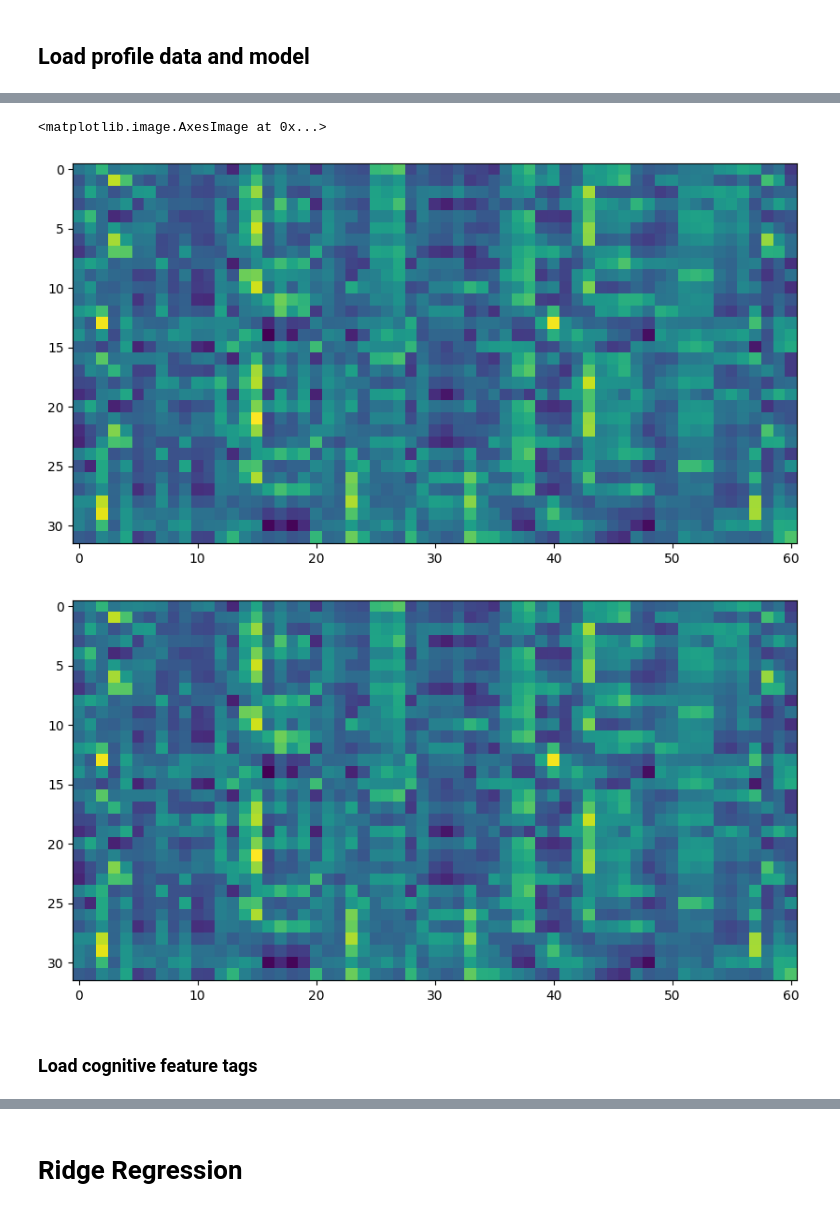
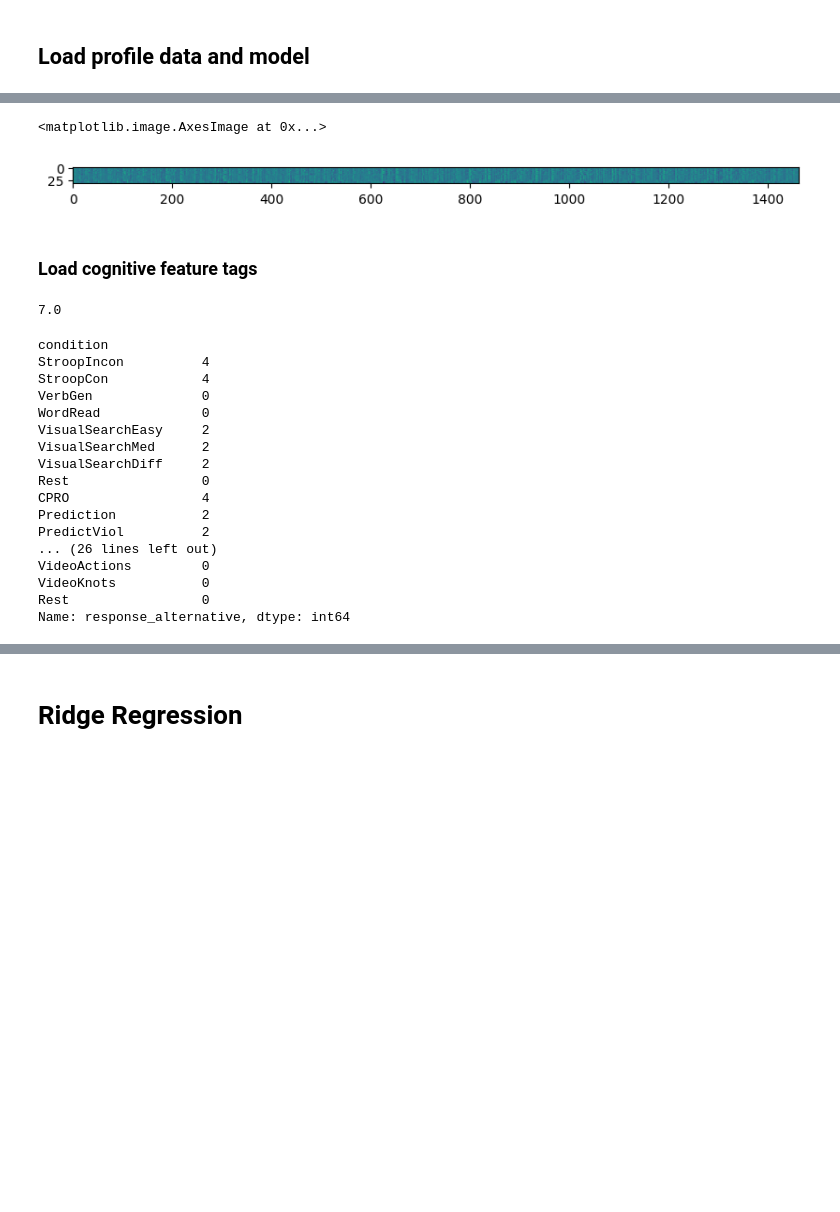
Before and after one commit to DiedrichsenLab/ProbabilisticParcellation, a Jupyter notebook: notebooks/atlas_paper/cognitive_features_mdtb_data.ipynb, the cells around one changed output, grey strips where cells are left out. Drawn from its saved outputs; the diff is of its cells as text; code cells hidden in the pictures; blank space fills up the shorter version.

```diff
--- a/notebooks/atlas_paper/cognitive_features_mdtb_data.ipynb
+++ b/notebooks/atlas_paper/cognitive_features_mdtb_data.ipynb
@@ -42,18 +42,19 @@ _, cmap, labels = nt.read_lut(lut_dir +
 labels=labels[1:]
 
 # load profile
-profile = pd.read_csv(
-    f'{ut.model_dir}/Atlases/Profiles/{fileparts[-1].split("_")[0]}_profile_model.tsv', sep="\t"
+profile_orig = pd.read_csv(
+    f'{ut.model_dir}/Atlases/Profiles/{fileparts[-1].split("_")[0]}_profile_individ.tsv', sep="\t"
 )
 # %%
 # Reduce profile to only MDTB Tasks
-profile = profile[profile.dataset == 'MDTB']
+profile_orig = profile_orig[profile_orig.dataset == 'MDTB']
 # Make condition into row index and drop everything other than parcel columns
-profile = profile.set_index('condition')
+profile_orig = profile_orig.set_index('condition')
+profile = deepcopy(profile_orig)
 profile = profile[labels]
 
 # Make profile into matrix
 profile_mat = profile[labels].to_numpy()
 
 # Subtract the mean profile
-profile_scaled = (profile_mat - np.mean(profile_mat, axis=0))
+profile_mat = (profile_mat - np.mean(profile_mat, axis=0))
@@ -60,15 +78,10 @@ profile_scaled = (profile_mat - np.mean(profile_mat, axis=0))
 # %%
 figsize = (10, 10)
-# Show scaled profile
-plt.figure(figsize=figsize)
-plt.imshow(profile_scaled.T)
-
 plt.figure(figsize=figsize)
 plt.imshow(profile_mat.T)
 # %% [output]
 <matplotlib.image.AxesImage at 0x...>
-[figure, old version]
+[figure, new version]
-[figure, removed]
 # %% [markdown]
 ### Load cognitive feature tags
 # %%
@@ -85,3 +98,27 @@ tags = tags.set_index('condition')
 tags_first_tag_column = tags.columns.tolist().index('left_hand_response_execution')
 last_mdtb_tag = tags.columns.tolist().index('right_toe_response_execution')
 tags = tags.iloc[:, tags_first_tag_column:last_mdtb_tag]
+# %%
+tags.to_numpy().max()
+# %% [output]
+7.0
+# %%
+tags.response_alternative[-40:]
+# %% [output]
+condition
+StroopIncon          4
+StroopCon            4
+VerbGen              0
+WordRead             0
+VisualSearchEasy     2
+VisualSearchMed      2
+VisualSearchDiff     2
+Rest                 0
+CPRO                 4
+Prediction           2
+PredictViol          2
+... (26 lines left out)
+VideoActions         0
+VideoKnots           0
+Rest                 0
+Name: response_alternative, dtype: int64
```
Also changed, not shown: parts of 18 cells of this notebook.
